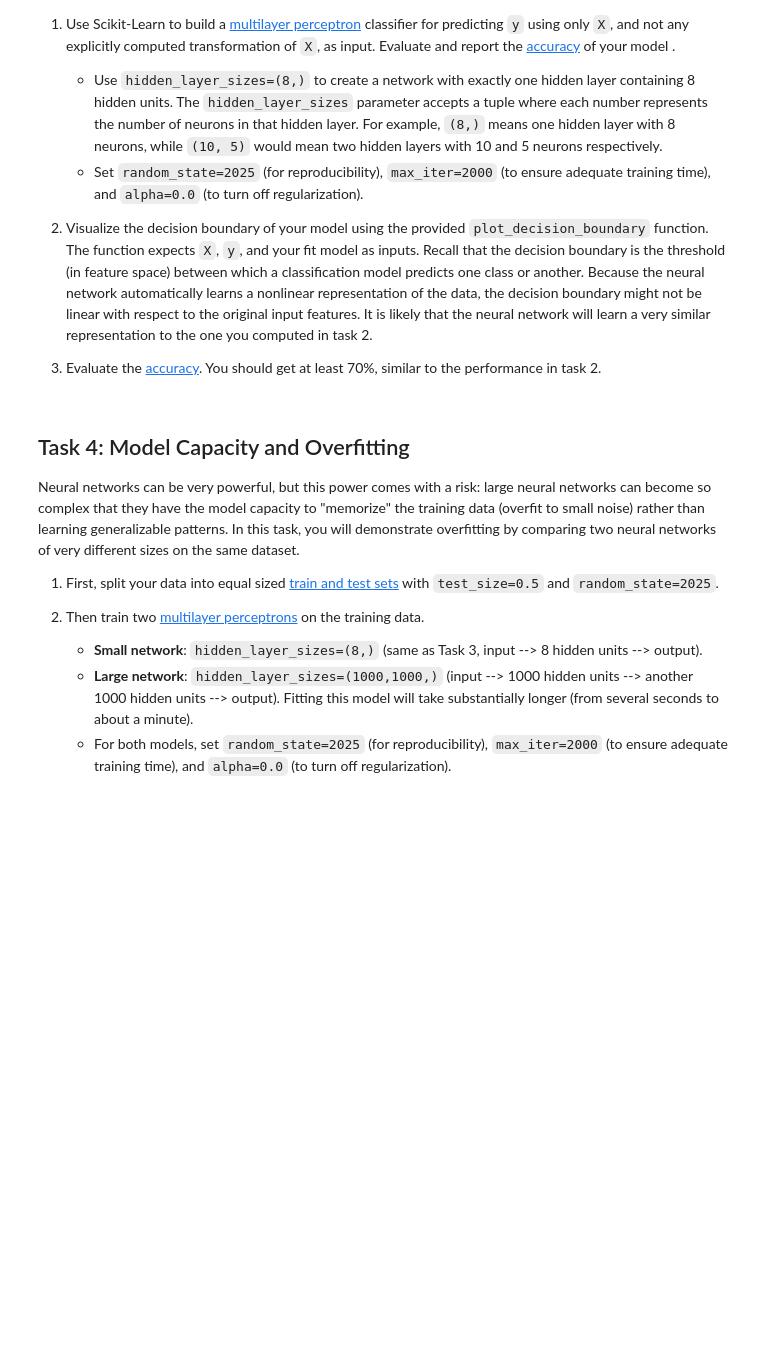
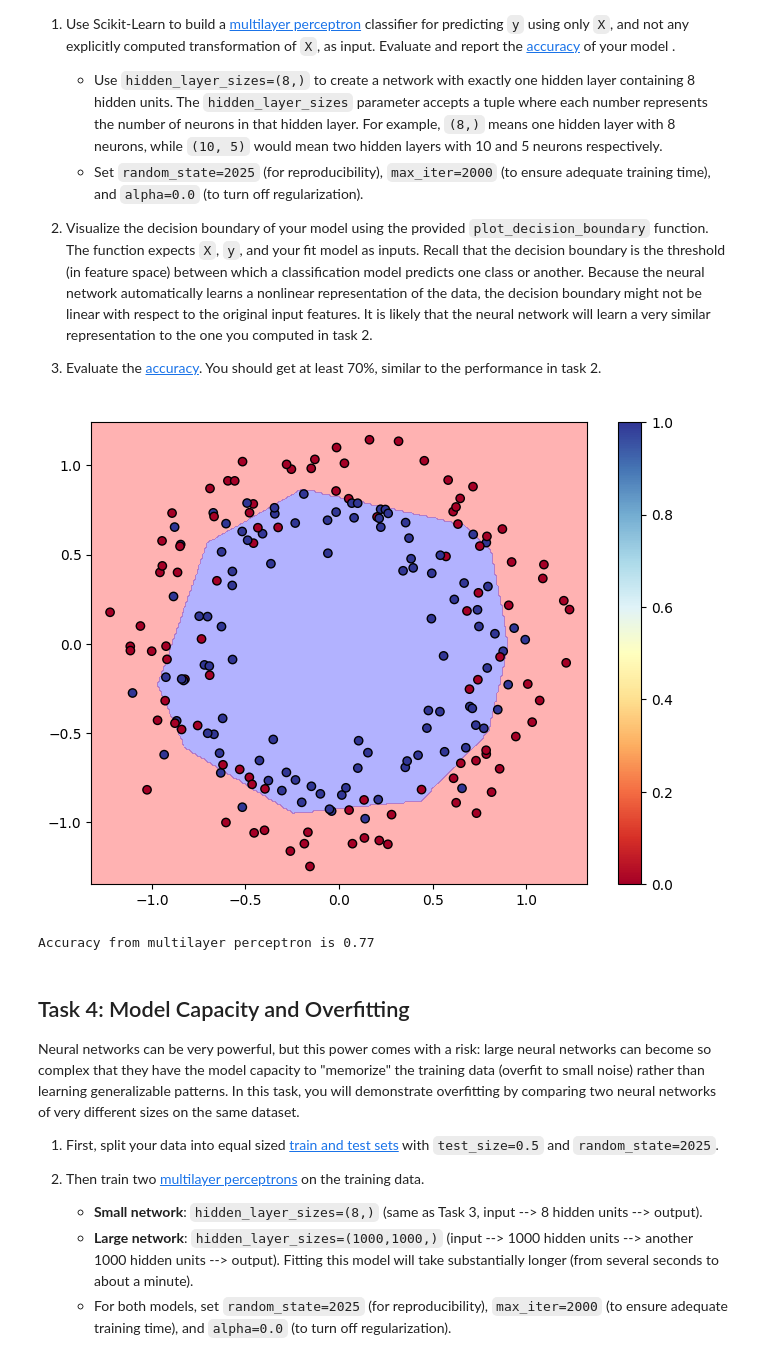
Before and after one commit to marcusmcfadden/CS372_HW, a Jupyter notebook: hw3/1-Representation.ipynb, the cells around one changed output. Cells and saved outputs as stored; diff of their text form; code cells hidden in the pictures; blank space fills up the shorter version.

```diff
--- a/hw3/1-Representation.ipynb
+++ b/hw3/1-Representation.ipynb
@@ -137,3 +185,17 @@ In this task you will achieve comparable results **without** explicitly computin
+# %%
+# Write code for task 3 here
+from sklearn.neural_network import MLPClassifier
+
+mlp = MLPClassifier(hidden_layer_sizes=(8,), random_state=2025, max_iter=2000, alpha=0.0)
+mlp.fit(X, y)
+plot_decision_boundary(X, y, mlp)
+mlp_preds = mlp.predict(X)
+
+acc_mlp = accuracy_score(y, mlp_preds)
+print(f"Accuracy from multilayer perceptron is {acc_mlp}")
+# %% [output]
+[figure, added]
+Accuracy from multilayer perceptron is 0.77
 # %% [markdown]
 ## Task 4: Model Capacity and Overfitting
 
```
Also changed, not shown: parts of 15 cells of this notebook.
